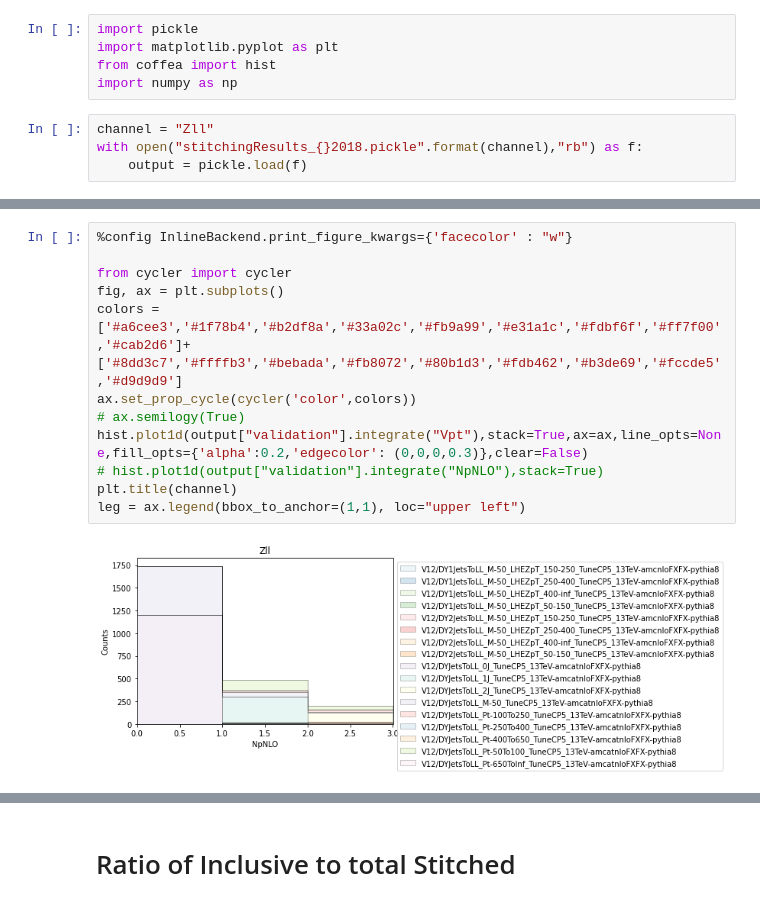
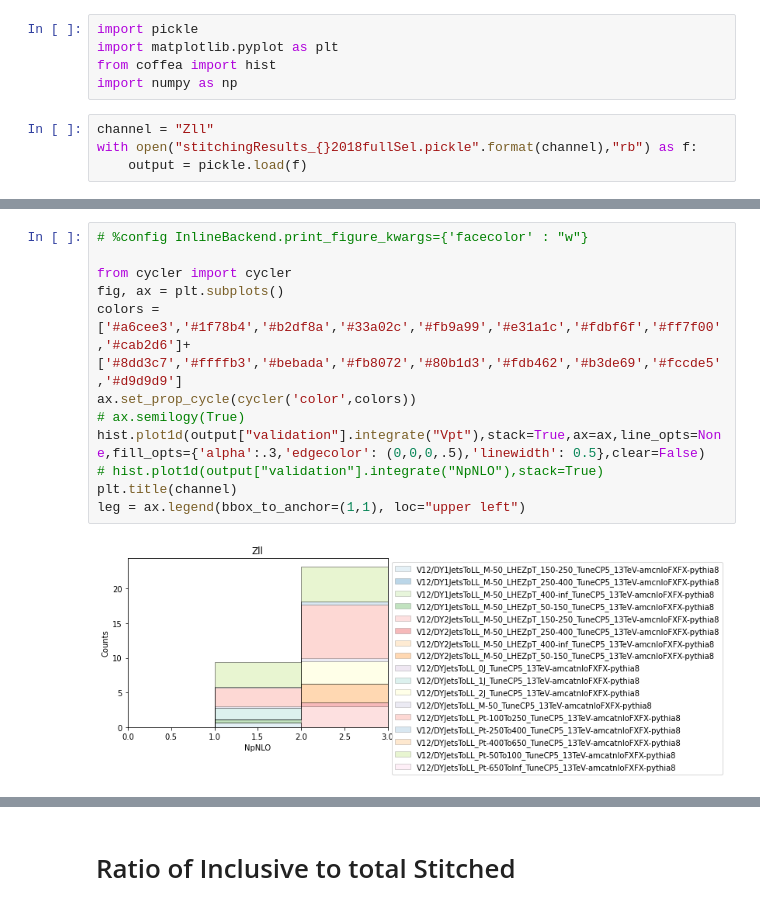
Before and after one commit to nhaubrich/SampleStitching, a Jupyter notebook: plots_Zll2018.ipynb, the cells around one changed output, grey strips where cells are left out. Saved outputs shown, nothing was run; the diff lists cells and outputs as text.

```diff
--- a/plots_Zll2018.ipynb
+++ b/plots_Zll2018.ipynb
@@ -5,7 +5,7 @@ from coffea import hist
 import numpy as np
 # %%
 channel = "Zll"
-with open("stitchingResults_{}2018.pickle".format(channel),"rb") as f:
+with open("stitchingResults_{}2018fullSel.pickle".format(channel),"rb") as f:
     output = pickle.load(f)
 # %%
 %config InlineBackend.print_figure_kwargs={'facecolor' : "w"}
@@ -40,17 +38,17 @@ Invalid limit will be ignored.
 # %%
-%config InlineBackend.print_figure_kwargs={'facecolor' : "w"}
+# %config InlineBackend.print_figure_kwargs={'facecolor' : "w"}
 
 from cycler import cycler
 fig, ax = plt.subplots()
 colors = ['#a6cee3','#1f78b4','#b2df8a','#33a02c','#fb9a99','#e31a1c','#fdbf6f','#ff7f00','#cab2d6']+['#8dd3c7','#ffffb3','#bebada','#fb8072','#80b1d3','#fdb462','#b3de69','#fccde5','#d9d9d9']
 ax.set_prop_cycle(cycler('color',colors))
 # ax.semilogy(True)
-hist.plot1d(output["validation"].integrate("Vpt"),stack=True,ax=ax,line_opts=None,fill_opts={'alpha':0.2,'edgecolor': (0,0,0,0.3)},clear=False)
+hist.plot1d(output["validation"].integrate("Vpt"),stack=True,ax=ax,line_opts=None,fill_opts={'alpha':.3,'edgecolor': (0,0,0,.5),'linewidth': 0.5},clear=False)
 # hist.plot1d(output["validation"].integrate("NpNLO"),stack=True)
 plt.title(channel)
 leg = ax.legend(bbox_to_anchor=(1,1), loc="upper left")
 # %% [output]
-[figure, old version]
+[figure, new version]
 # %%
 %config InlineBackend.print_figure_kwargs={'facecolor' : "w"}
 
```
Also changed, not shown: parts of 4 cells of this notebook, 4 other files.
